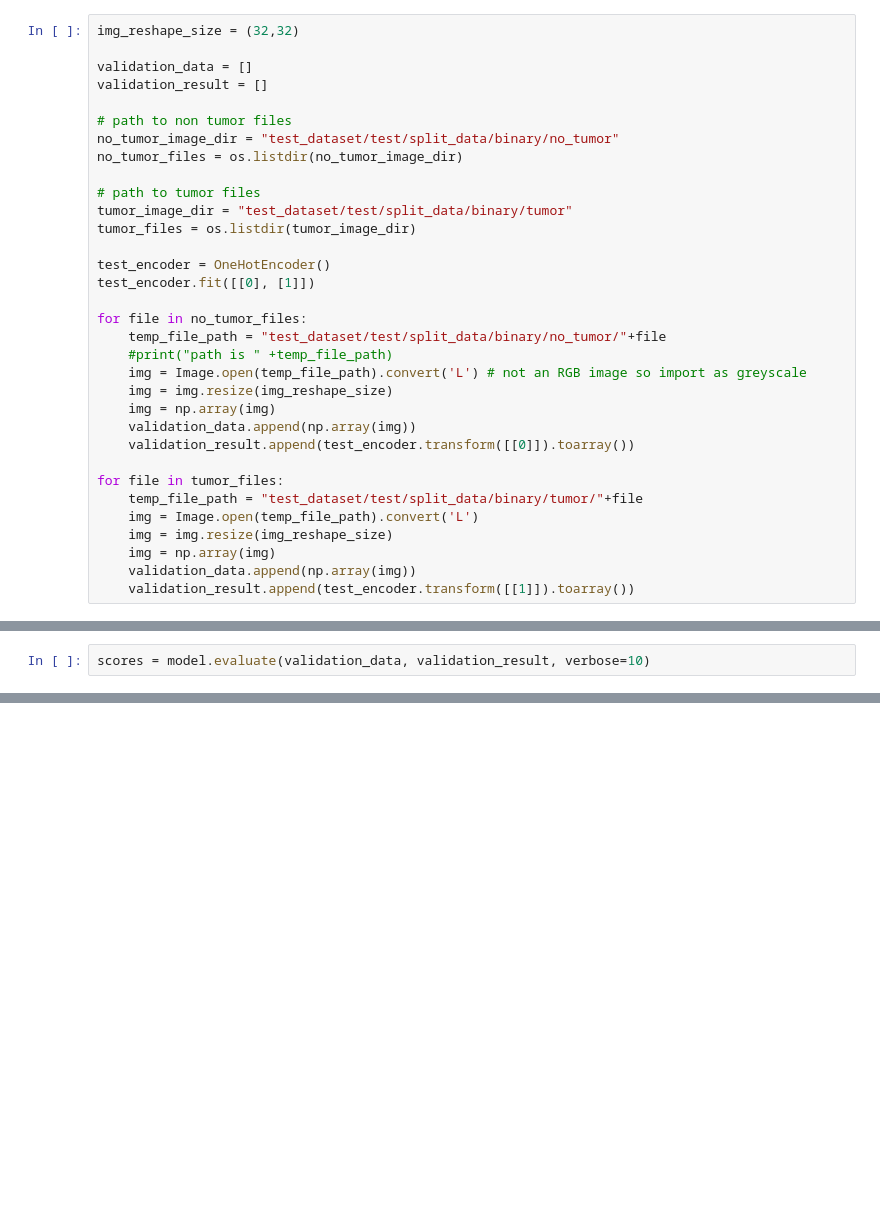
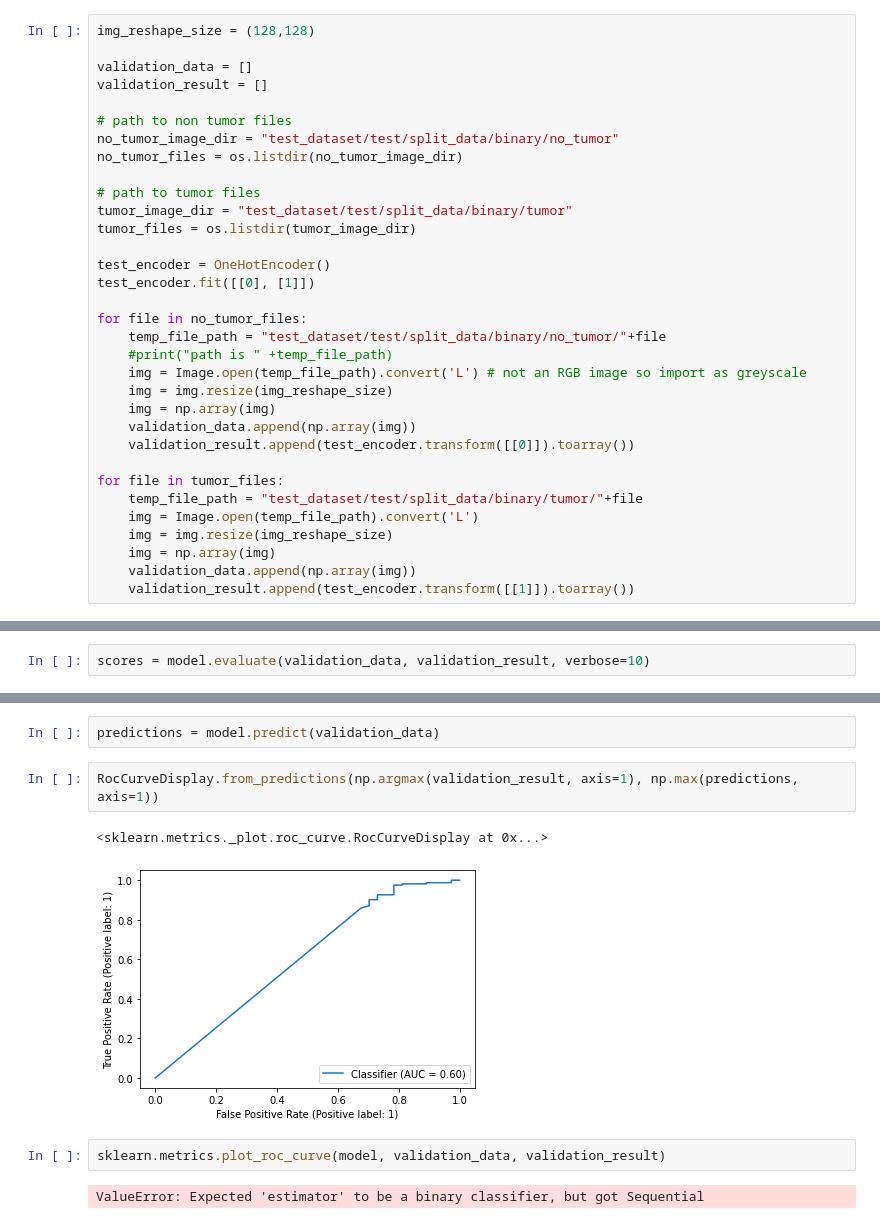
Before and after one commit to cam-798/ML-coursework, a Jupyter notebook: Binary CNN.ipynb, the cells around one changed output, grey strips where cells are left out. Drawn from its saved outputs; the diff is of its cells as text; blank space fills up the shorter version.

```diff
--- a/Binary CNN.ipynb
+++ b/Binary CNN.ipynb
@@ -159,7 +195,7 @@ history.history
 # %% [markdown]
 <h5>Read in the validation data in the same way we read in the training and testing data</h5>
 # %%
-img_reshape_size = (32,32)
+img_reshape_size = (128,128)
 
 validation_data = []
 validation_result = []
@@ -209,0 +246,11 @@ test accuracy: 0.9649999737739563
+# %%
+predictions = model.predict(validation_data)
+# %%
+RocCurveDisplay.from_predictions(np.argmax(validation_result, axis=1), np.max(predictions, axis=1))
+# %% [output]
+<sklearn.metrics._plot.roc_curve.RocCurveDisplay at 0x...>
+[figure, added]
+# %%
+sklearn.metrics.plot_roc_curve(model, validation_data, validation_result)
+# %% [output]
+ValueError: Expected 'estimator' to be a binary classifier, but got Sequential
```
Also changed, not shown: parts of 13 cells of this notebook, 6 other files.
